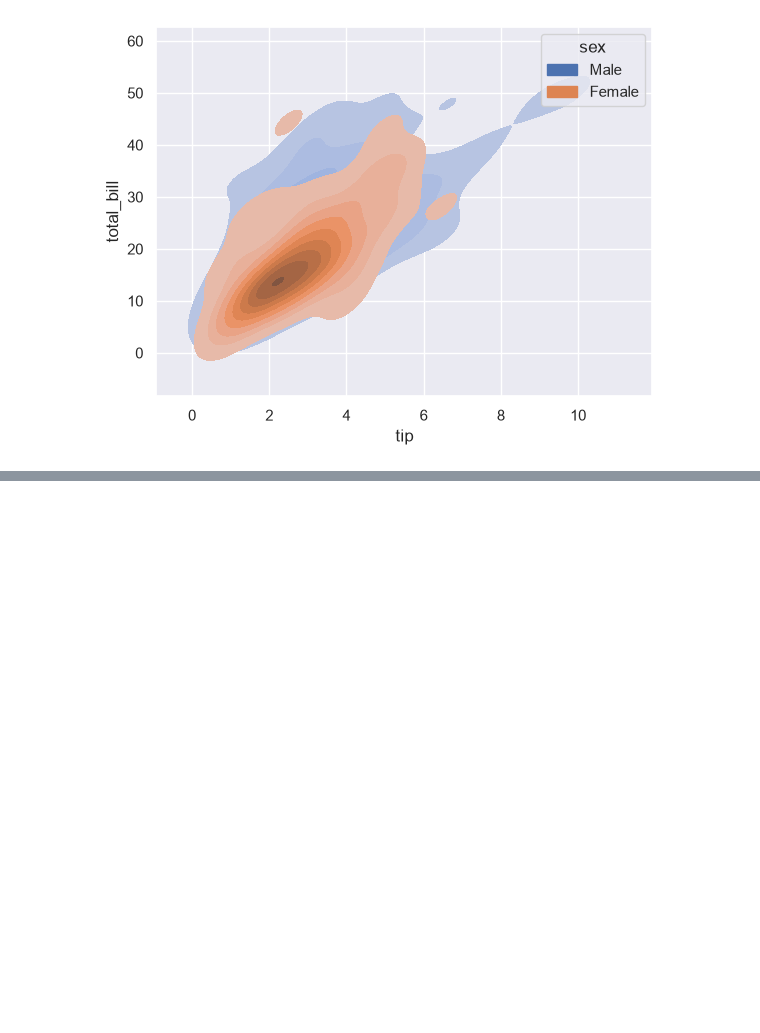
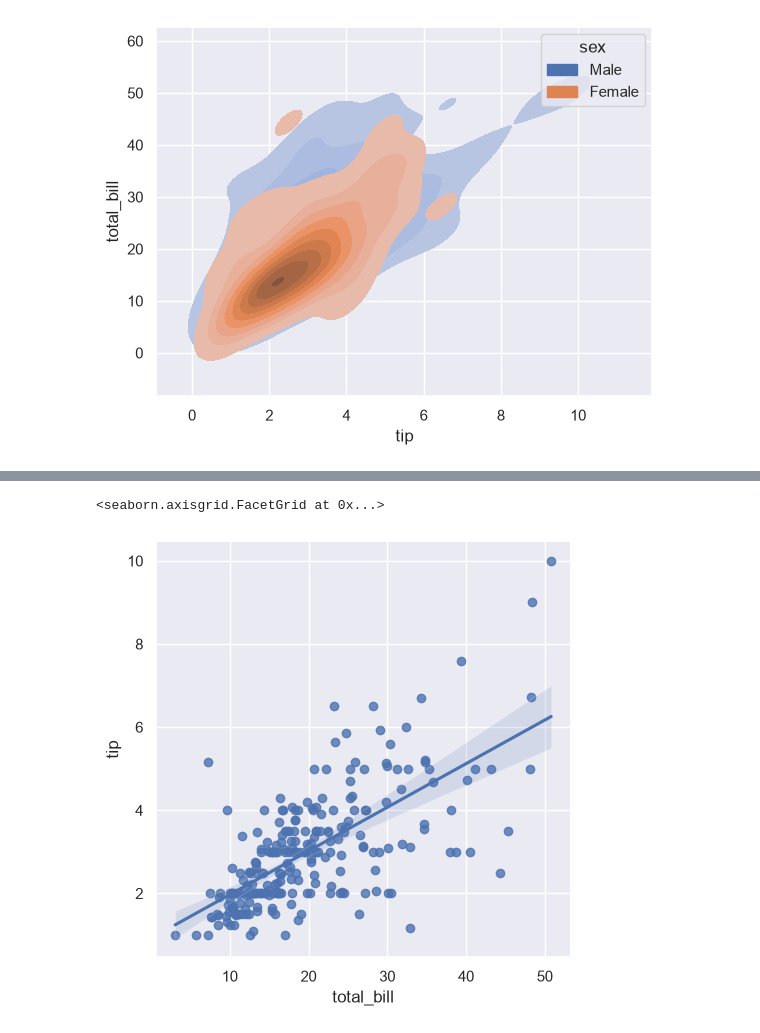
Before and after one commit to Aryanbhayji/Seaborn-library, a Jupyter notebook: main.ipynb, the cells around one changed output, grey strips where cells are left out. Saved outputs shown, nothing was run; the diff lists cells and outputs as text; code cells hidden in the pictures; blank space fills up the shorter version.

```diff
--- a/main.ipynb
+++ b/main.ipynb
@@ -92,0 +113,6 @@ sns.kdeplot(data,x="tip",y="total_bill",fill=True,hue="sex")
+# %%
+#Plot data and regression model fits across a FacetGrid.
+sns.lmplot(data=data,x="total_bill",y="tip")
+# %% [output]
+<seaborn.axisgrid.FacetGrid at 0x...>
+[figure, added]
```
Also changed, not shown: parts of 6 cells of this notebook.
